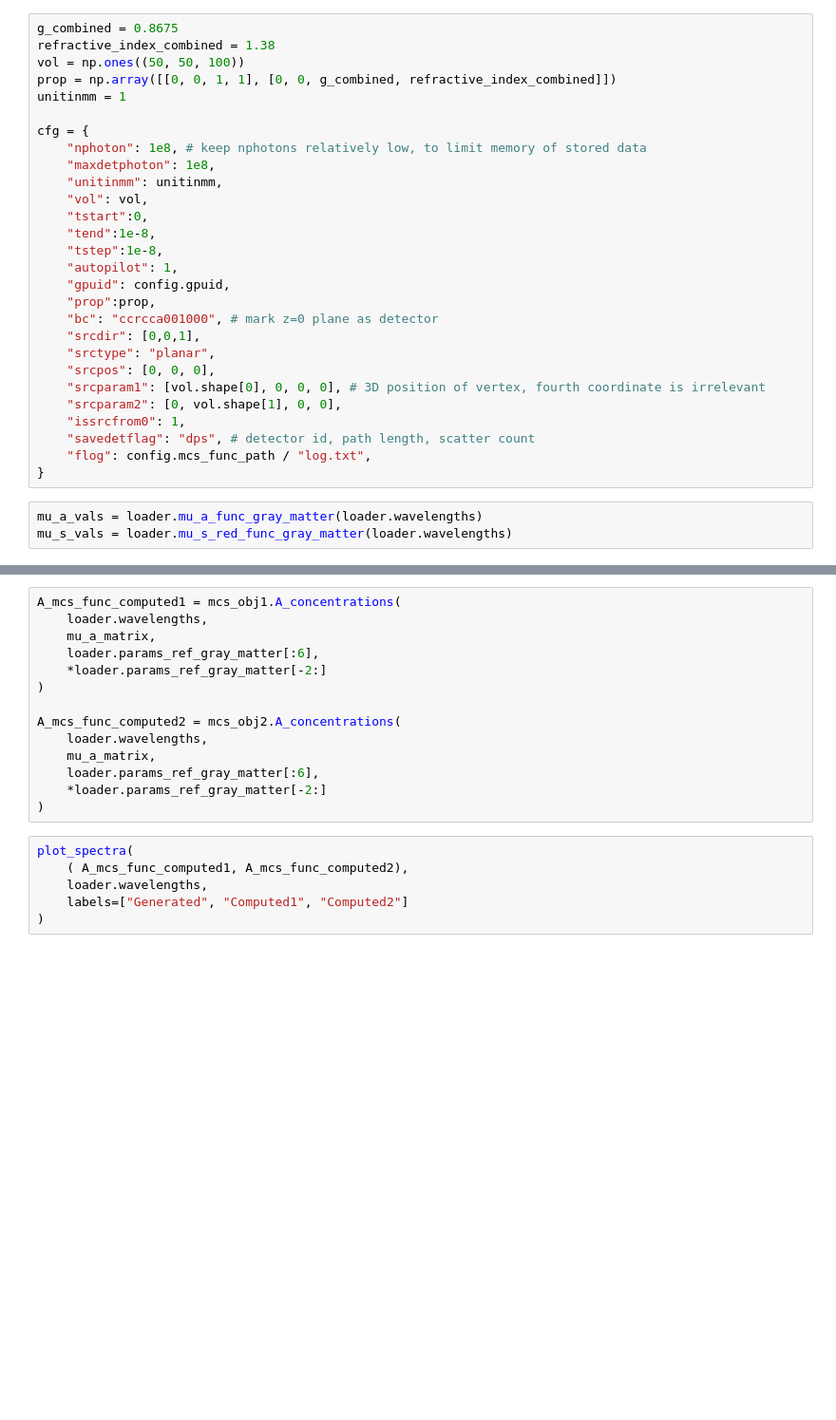
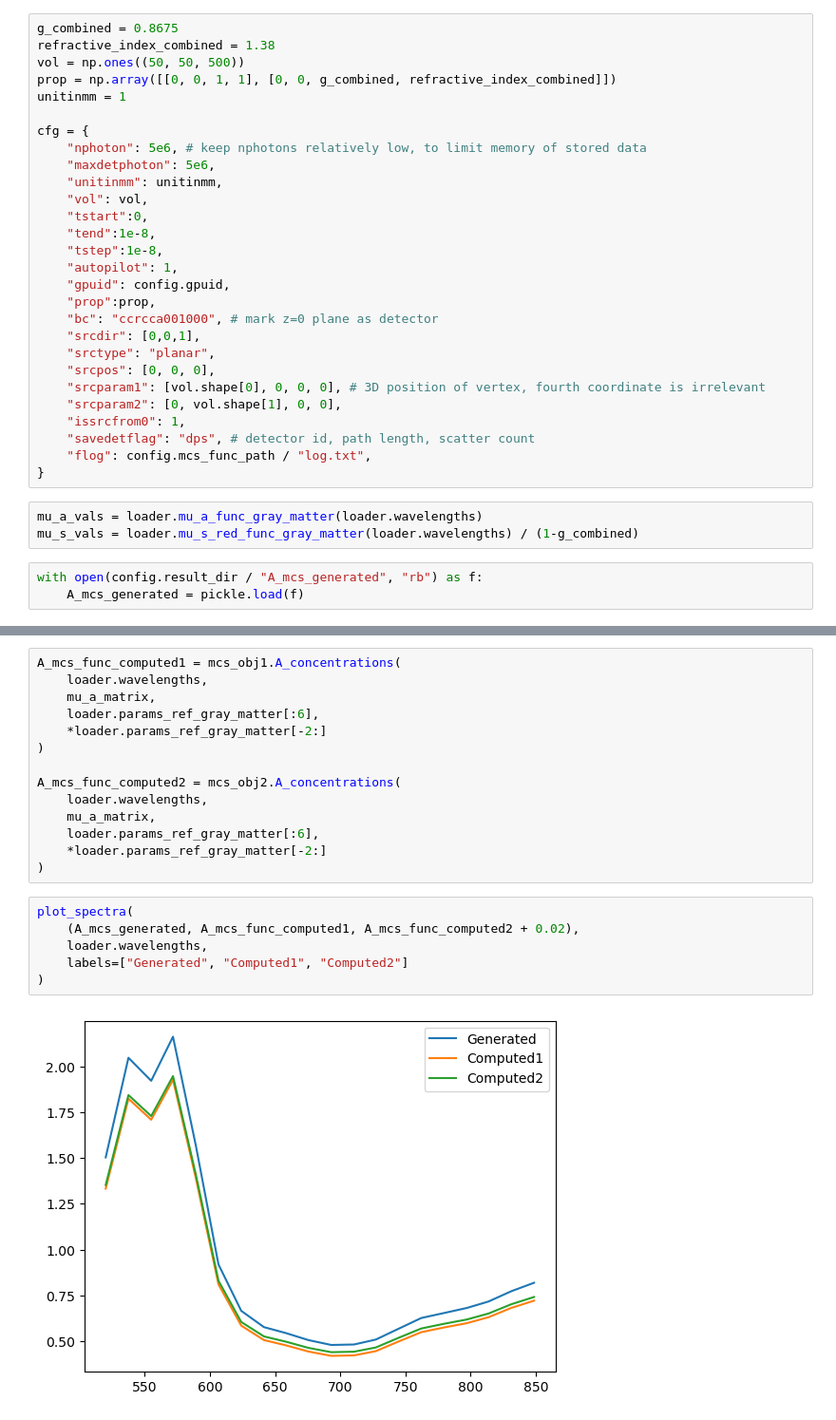
Before and after one commit to leonngl/hyperspectral-fit-idp, a Jupyter notebook: notebooks/mcs_nlls_debugging.ipynb, the cells around one changed output, grey strips where cells are left out. Shown at 95% size. Saved outputs shown, nothing was run; the diff lists cells and outputs as text; blank space fills up the shorter version.

```diff
--- a/notebooks/mcs_nlls_debugging.ipynb
+++ b/notebooks/mcs_nlls_debugging.ipynb
@@ -98,13 +110,13 @@ Create spectrum with MCS and compare to MCS-func
 # %%
 g_combined = 0.8675
 refractive_index_combined = 1.38
-vol = np.ones((50, 50, 100))
+vol = np.ones((50, 50, 500))
 prop = np.array([[0, 0, 1, 1], [0, 0, g_combined, refractive_index_combined]])
 unitinmm = 1
 
 cfg = {
-    "nphoton": 1e8, # keep nphotons relatively low, to limit memory of stored data
-    "maxdetphoton": 1e8,
+    "nphoton": 5e6, # keep nphotons relatively low, to limit memory of stored data
+    "maxdetphoton": 5e6,
     "unitinmm": unitinmm,
     "vol": vol,
     "tstart":0,
@@ -125,5 +137,8 @@ cfg = {
 }
 # %%
 mu_a_vals = loader.mu_a_func_gray_matter(loader.wavelengths)
-mu_s_vals = loader.mu_s_red_func_gray_matter(loader.wavelengths)
+mu_s_vals = loader.mu_s_red_func_gray_matter(loader.wavelengths) / (1-g_combined)
+# %%
+with open(config.result_dir / "A_mcs_generated", "rb") as f:
+    A_mcs_generated = pickle.load(f)
 # %%
@@ -155,7 +335,9 @@ A_mcs_func_computed2 = mcs_obj2.A_concentrations(
 )
 # %%
 plot_spectra(
-    ( A_mcs_func_computed1, A_mcs_func_computed2),
+    (A_mcs_generated, A_mcs_func_computed1, A_mcs_func_computed2 + 0.02),
     loader.wavelengths,
     labels=["Generated", "Computed1", "Computed2"]
 )
+# %% [output]
+[figure, added]
```
Also changed, not shown: parts of 45 cells of this notebook, 1 other file.
